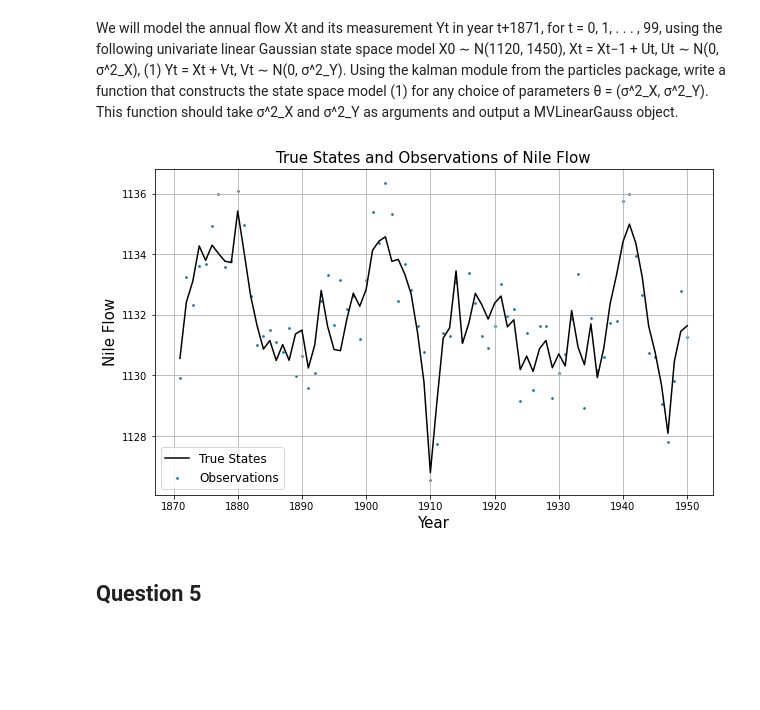
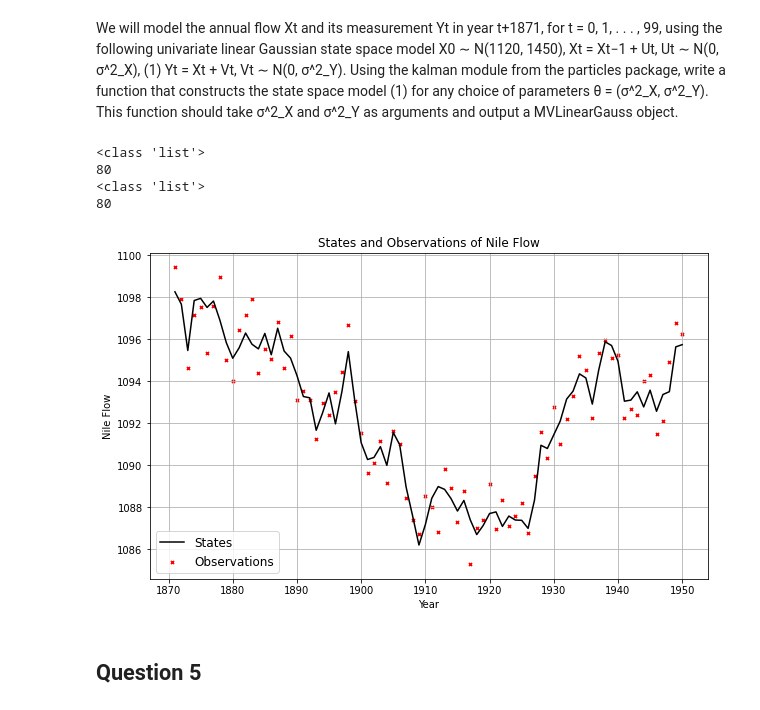
Before and after one commit to ThomasTaylor14/Sim_Based_Project2, a Jupyter notebook: main.ipynb, the cells around one changed output. Saved outputs shown, nothing was run; the diff lists cells and outputs as text; code cells hidden in the pictures; blank space fills up the shorter version.

```diff
--- a/main.ipynb
+++ b/main.ipynb
@@ -107,48 +110,59 @@ Using the kalman module from the particles package, write a function that constr
 state space model (1) for any choice of parameters θ = (σ^2_X, σ^2_Y). This function should take σ^2_X and σ^2_Y as arguments and output a MVLinearGauss object.
 # %%
 def construct_ssm(sigma_X, sigma_Y):
-    # Transition matrix
-    F = np.array([1])
+    # Initial distribution
+    mu0 = np.array([1120])
+    cov0 = np.array([[1450]])  #  2-dimensional array
+
+    # State transition matrix
+    F = np.array([[1]])
 
     # Transition covariance matrix
-    covX = np.array([sigma_X ** 2])
+    Sigma_X = np.array([[sigma_X]])  # 2-dimensional array
 
-    # Observation matrix
-    G = np.array([1])
+    # Observation transition matrix
+    G = np.array([[1]])
 
     # Observation covariance matrix
-    covY = np.array([sigma_Y ** 2])
-
-    # Initial state distribution parameters
-    mu0 = np.array([1120])
-    cov0 = np.array([1450])
+    Sigma_Y = np.array([[sigma_Y]])  #2-dimensional array
 
     # Create the state space model
-    ssm = kalman.MVLinearGauss(F=F, G=G, covX=covX, covY=covY, mu0=mu0, cov0=cov0)
+    ssm = kalman.MVLinearGauss(F=F, G=G, covX=Sigma_X, covY=Sigma_Y, mu0=mu0, cov0=cov0)
 
     return ssm
 
 # True data generating state space model
 ssm = construct_ssm(sigma_X=1, sigma_Y=1)
 T = len(df_train)
-true_states, observations = ssm.simulate(T = T)  # Simulate data
+states, obs = ssm.simulate(T = T)  # Simulate data
+# %%
+print(type(states))
+print(len(states))
+
+print(type(obs))
+print(len(obs))
+# %% [output]
+<class 'list'>
+80
+<class 'list'>
+80
 # %%
 # Extracting the values from true states and observations
-X = [x[0, 0] for x in true_states]
-Y = [y[0, 0] for y in observations]
+X = [x[0, 0] for x in states]
+Y = [y[0, 0] for y in obs]
 
 # Plotting the true states and observations
 plt.figure(figsize=(10, 6))
-plt.plot(df_train['year'], X, color='black', label='True States')
-plt.scatter(df_train['year'], Y, s=3, label='Observations')
-plt.xlabel('Year', fontsize=15)
-plt.ylabel('Nile Flow', fontsize=15)
-plt.title('True States and Observations of Nile Flow', fontsize=15)
+plt.plot(df_train['year'], X, color='black', label='States')
+plt.scatter(df_train['year'], Y, label='Observations', marker='x', color='red', s=10)
+plt.xlabel('Year')
+plt.ylabel('Nile Flow')
+plt.title('States and Observations of Nile Flow')
 plt.legend(fontsize=12, loc='lower left')
 plt.grid(True)
 plt.show()
 # %% [output]
-[figure, old version]
+[figure, new version]
 # %% [markdown]
 ## Question 5
 # %% [markdown]
```
Also changed, not shown: parts of 5 cells of this notebook.
